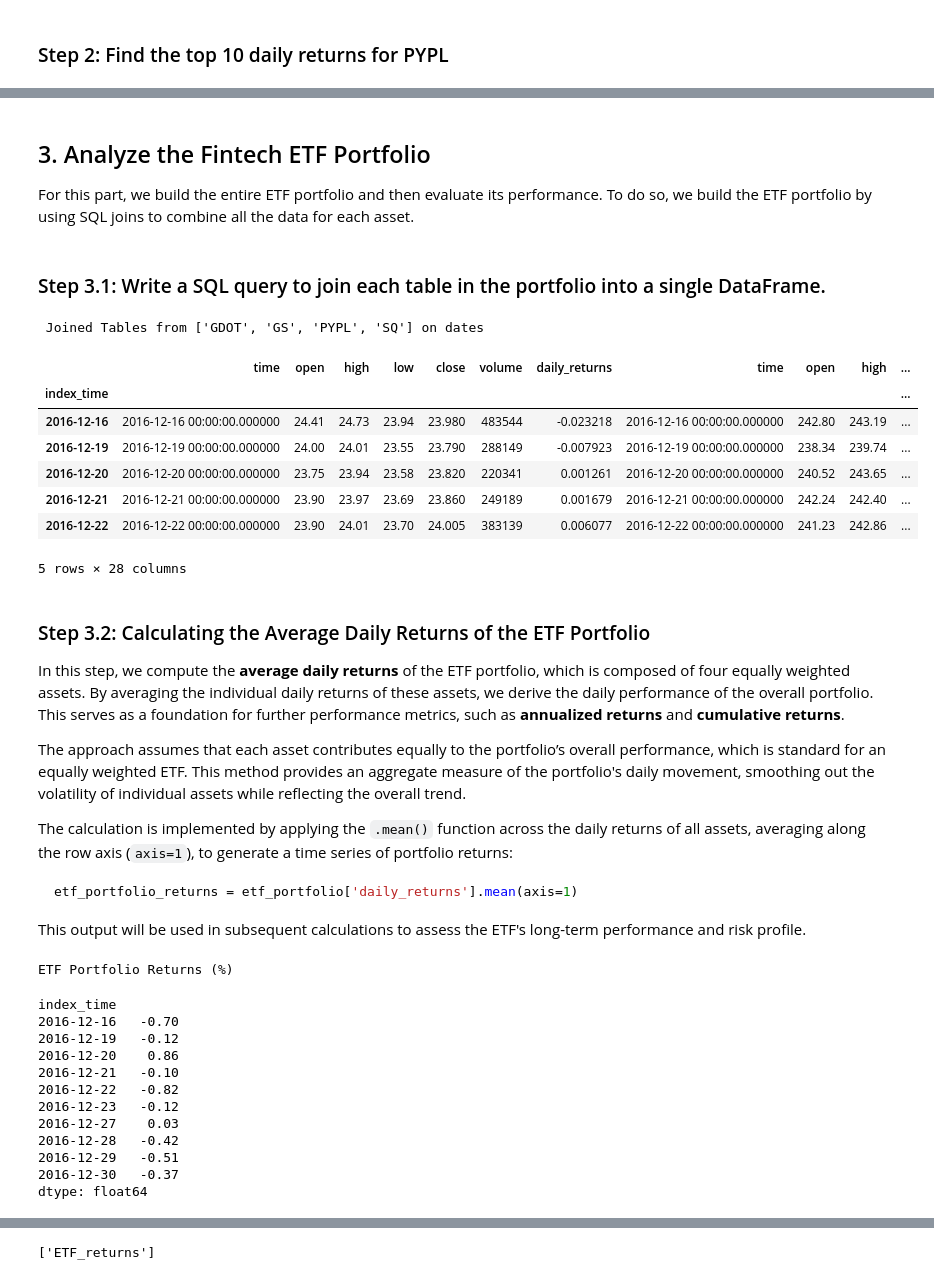
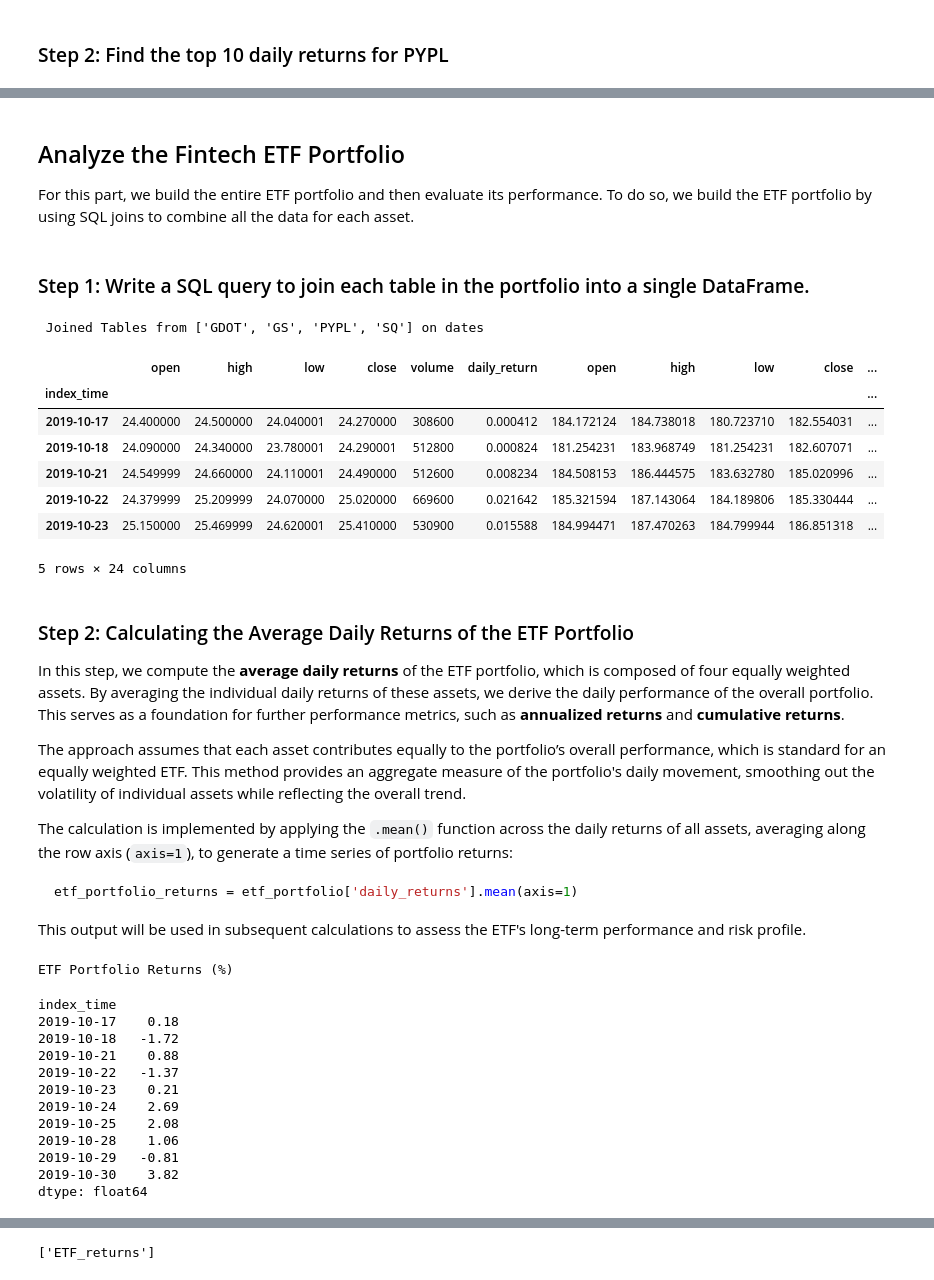
Before and after one commit to paocarvajal1912/DB_WebApp_using_SQL_Voila, a Jupyter notebook: etf_analyzer.ipynb, the cells around one changed output, grey strips where cells are left out. Cells and saved outputs as stored; diff of their text form; code cells hidden in the pictures.

```diff
--- a/etf_analyzer.ipynb
+++ b/etf_analyzer.ipynb
@@ -68,5 +56,5 @@ test['ticker'], test['market_data']
 # %%
 # Getting the data
-database_connection_string = 'sqlite:///etf.db'
-populate_etf_tables(etf_tickers, database_connection_string)
+db_connector_string = 'sqlite:///etf.db'
+store_market_data_to_sql(etf_tickers, db_connector_string)
 # %% [output]
@@ -75,3 +65,5 @@ populate_etf_tables(etf_tickers, database_connection_string)
 # %%
+# Add daily metrics
 # Create an engine to interact with the SQLite database
-engine = sqlalchemy.create_engine(database_connection_string)
+engine = sqlalchemy.create_engine(db_connector_string)
+get_and_store_returns_to_sql(db_connector_string, ticker_tables=etf_tickers)
@@ -283,41 +245,51 @@ display(round(pypl_top_10_returns,2))
 # %% [markdown]
-## 3. Analyze the Fintech ETF Portfolio
+## Analyze the Fintech ETF Portfolio
 
 For this part, we build the entire ETF portfolio and then evaluate its performance. To do so, we build the ETF portfolio by using SQL joins to combine all the data for each asset.
 # %% [markdown]
-### Step 3.1: Write a SQL query to join each table in the portfolio into a single DataFrame.
+### Step 1: Write a SQL query to join each table in the portfolio into a single DataFrame.
 # %%
 # We join all the portfolio tables on the time column
+# Add the index_time column to avoid having duplicated time columns to make an index
 query = """
-    SELECT  GS.time as index_time, *
-    FROM GDOT, GS, PYPL, SQ
-    WHERE GDOT.time = GS.time
-        AND   PYPL.time = SQ.time
-        AND   GDOT.time = PYPL.time;
+    SELECT GS.time AS index_time
+        , GDOT.*
+        , GS.*
+        , PYPL.*
+        , SQ.*
+    FROM GDOT
+        JOIN GS ON GDOT.time = GS.time
+        JOIN PYPL ON GDOT.time = PYPL.time
+        JOIN SQ ON GDOT.time = SQ.time
+    WHERE GS.time > (
+        SELECT MIN(time) FROM GS -- this condition to eliminate the only expected null
+    );
 """
+
+
 # Read the data from the database into a Pandas DataFrame, and set up date index
 frm = '%Y%m%d %H:%M:%S'
 
 etf_portfolio = pd.read_sql_query(query, engine, parse_dates={'index_time': frm})
 etf_portfolio.set_index(etf_portfolio['index_time'].dt.date, inplace=True)
-etf_portfolio.drop(columns='index_time', inplace=True)
+etf_portfolio.drop(columns=['index_time', 'time'], inplace=True)
 
 # Review the resulting DataFrame
 print('\n')
 print("\033[1m Joined Tables from ['GDOT', 'GS', 'PYPL', 'SQ'] on dates")
 etf_portfolio.head()
 # %% [output]
  Joined Tables from ['GDOT', 'GS', 'PYPL', 'SQ'] on dates
-|  | time | open | high | low | close | volume | daily_returns | time | open | high | ... |
+|  | open | high | low | close | volume | daily_return | open | high | low | close | ... |
 | index_time |  |  |  |  |  |  |  |  |  |  | ... |
-| 2016-12-16 | 2016-12-16 00:00:00.000000 | 24.41 | 24.73 | 23.94 | 23.980 | 483544 | -0.023218 | 2016-12-16 00:00:00.000000 | 242.80 | 243.19 | ... |
-| 2016-12-19 | 2016-12-19 00:00:00.000000 | 24.00 | 24.01 | 23.55 | 23.790 | 288149 | -0.007923 | 2016-12-19 00:00:00.000000 | 238.34 | 239.74 | ... |
-| 2016-12-20 | 2016-12-20 00:00:00.000000 | 23.75 | 23.94 | 23.58 | 23.820 | 220341 | 0.001261 | 2016-12-20 00:00:00.000000 | 240.52 | 243.65 | ... |
-| 2016-12-21 | 2016-12-21 00:00:00.000000 | 23.90 | 23.97 | 23.69 | 23.860 | 249189 | 0.001679 | 2016-12-21 00:00:00.000000 | 242.24 | 242.40 | ... |
-| 2016-12-22 | 2016-12-22 00:00:00.000000 | 23.90 | 24.01 | 23.70 | 24.005 | 383139 | 0.006077 | 2016-12-22 00:00:00.000000 | 241.23 | 242.86 | ... |
+| 2019-10-17 | 24.400000 | 24.500000 | 24.040001 | 24.270000 | 308600 | 0.000412 | 184.172124 | 184.738018 | 180.723710 | 182.554031 | ... |
+| 2019-10-18 | 24.090000 | 24.340000 | 23.780001 | 24.290001 | 512800 | 0.000824 | 181.254231 | 183.968749 | 181.254231 | 182.607071 | ... |
+| 2019-10-21 | 24.549999 | 24.660000 | 24.110001 | 24.490000 | 512600 | 0.008234 | 184.508153 | 186.444575 | 183.632780 | 185.020996 | ... |
+| 2019-10-22 | 24.379999 | 25.209999 | 24.070000 | 25.020000 | 669600 | 0.021642 | 185.321594 | 187.143064 | 184.189806 | 185.330444 | ... |
+| 2019-10-23 | 25.150000 | 25.469999 | 24.620001 | 25.410000 | 530900 | 0.015588 | 184.994471 | 187.470263 | 184.799944 | 186.851318 | ... |
-5 rows × 28 columns
+5 rows × 24 columns
 # %% [markdown]
-### Step 3.2: Calculating the Average Daily Returns of the ETF Portfolio
+### Step 2: Calculating the Average Daily Returns of the ETF Portfolio
 
 In this step, we compute the **average daily returns** of the ETF portfolio, which is composed of four equally weighted assets. By averaging the individual daily returns of these assets, we derive the daily performance of the overall portfolio. This serves as a foundation for further performance metrics, such as **annualized returns** and **cumulative returns**.
 
@@ -331,23 +303,23 @@ etf_portfolio_returns = etf_portfolio['daily_returns'].mean(axis=1)
 
 This output will be used in subsequent calculations to assess the ETF's long-term performance and risk profile.
 # %%
-# Create a DataFrame that averages the “daily_returns” columns for all four assets.
-etf_portfolio_returns = etf_portfolio['daily_returns'].mean(axis=1)
+# Create a DataFrame that averages the “daily_return” columns for all four assets.
+etf_portfolio_returns = etf_portfolio['daily_return'].mean(axis=1)
 
 print('\033[1mETF Portfolio Returns (%)')
 display(round((etf_portfolio_returns * 100), 2).head(10))
 # %% [output]
 ETF Portfolio Returns (%)
 index_time
-2016-12-16   -0.70
-2016-12-19   -0.12
-2016-12-20    0.86
-2016-12-21   -0.10
-2016-12-22   -0.82
-2016-12-23   -0.12
-2016-12-27    0.03
-2016-12-28   -0.42
-2016-12-29   -0.51
-2016-12-30   -0.37
+2019-10-17    0.18
+2019-10-18   -1.72
+2019-10-21    0.88
+2019-10-22   -1.37
+2019-10-23    0.21
+2019-10-24    2.69
+2019-10-25    2.08
+2019-10-28    1.06
+2019-10-29   -0.81
+2019-10-30    3.82
 dtype: float64
 # %%
```
Also changed, not shown: parts of 40 cells of this notebook, 3 other files.
